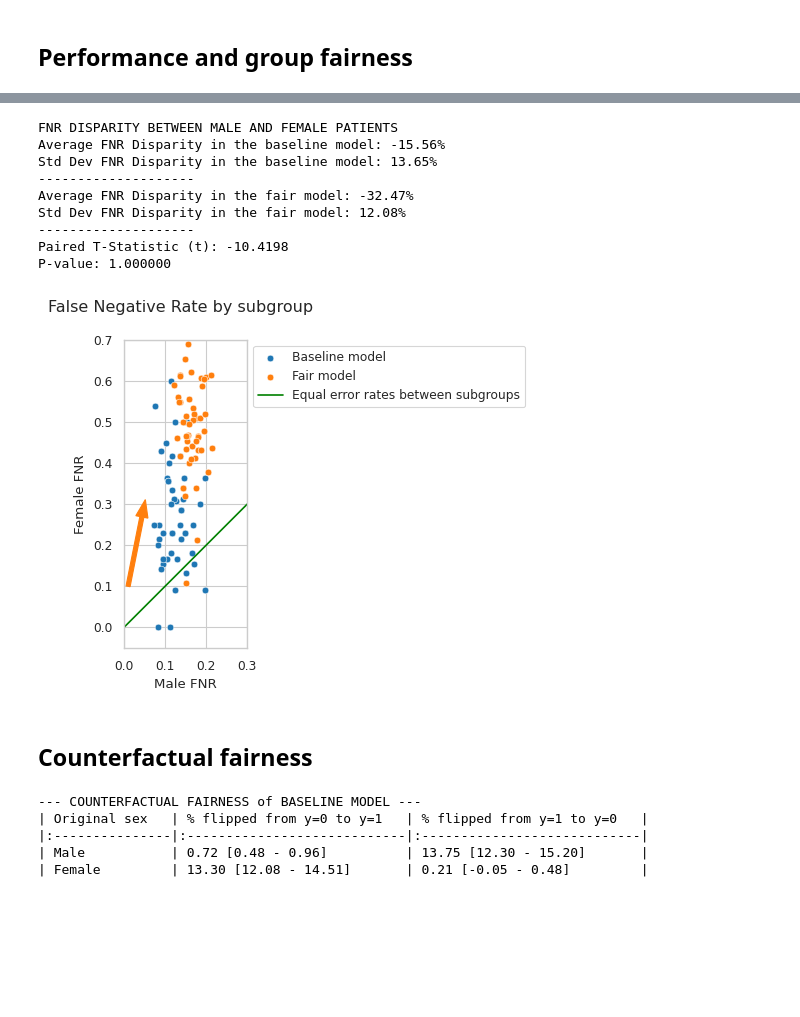
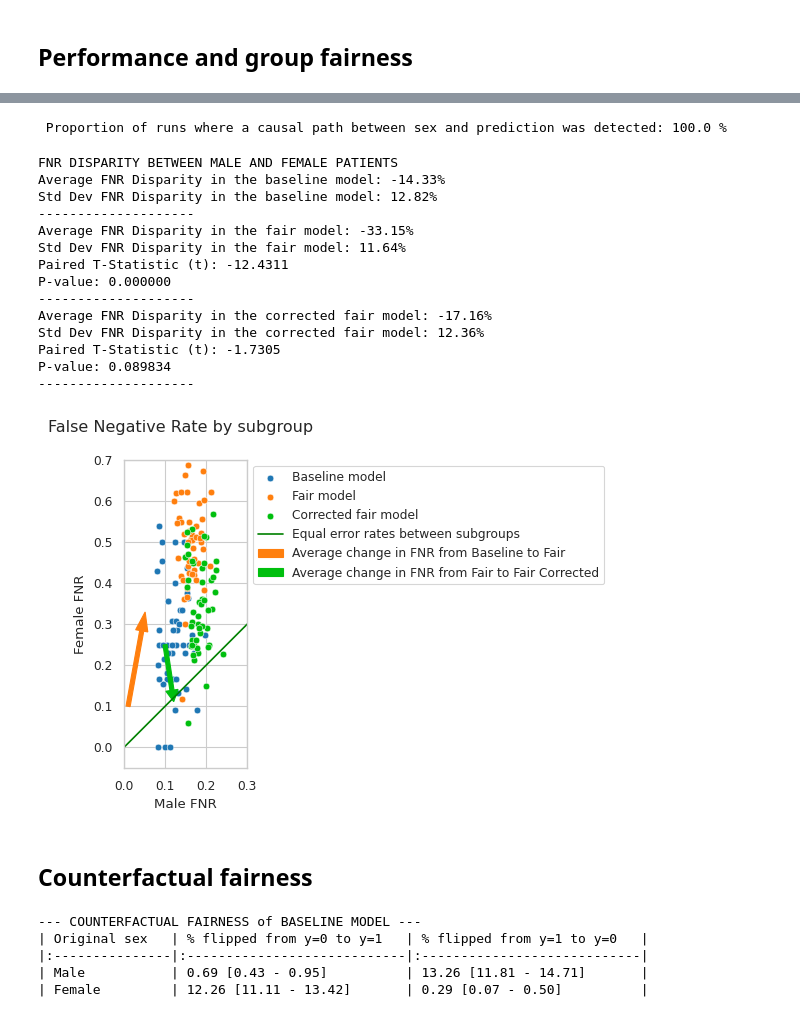
Before and after one commit to LuSyo/Health-ML-Bias-Experiments, a Jupyter notebook: notebooks/025_CAD_results.ipynb, the cells around one changed output, grey strips where cells are left out. Drawn from its saved outputs; the diff is of its cells as text; code cells hidden in the pictures; blank space fills up the shorter version.

Commit message:
Compare baseline, fair and fair corrected perf and fairness

```diff
--- a/notebooks/025_CAD_results.ipynb
+++ b/notebooks/025_CAD_results.ipynb
@@ -77,7 +77,8 @@ def get_95_ci(data):
   interval = t.interval(0.95, n - 1, loc=mean, scale=std_err)
   return interval
 # %%
-perf_metrics = pd.read_csv(f'{PROJECT_ROOT}/results/perf_metrics_50_runs_2026-02-09_incl-sex.csv')
+N_RUNS = 50
+perf_metrics = pd.read_csv(f'{PROJECT_ROOT}/results/perf_metrics_{N_RUNS}_runs_2026-02-10_0957.csv')
 # %% [markdown]
 ## Performance and group fairness
 # %%
@@ -122,8 +138,21 @@ print(perf_summary.to_markdown(index=False, numalign="right"))
+# %%
+# Correction on fair model: how reliably does the model detect
+# a significant direct causal path between sex and the prediction?
+# i.e. Over the total number of runs, how many recorded a P-value for beta2 < 0.05
+causal_detected = perf_metrics['beta2_pvalue'] < 0.05
+runs_with_causal_path = perf_metrics[causal_detected]
+print(f'\n Proportion of runs where a causal path between sex and prediction\
+ was detected: {round(len(runs_with_causal_path)/N_RUNS, 3)*100} %')
+# %% [output]
+ Proportion of runs where a causal path between sex and prediction was detected: 100.0 %
 # %%
 # Statistical significance of the difference in FNR disparity
 fnr_fair_ttest = ttest_rel(perf_metrics['fair_FNR_diff'],
                            perf_metrics['FNR_diff'],
-                           alternative='greater')
+                           alternative='two-sided')
+fnr_correction_ttest = ttest_rel(perf_metrics['fair_corrected_FNR_diff'],
+                           perf_metrics['FNR_diff'],
+                           alternative='two-sided')
 print("FNR DISPARITY BETWEEN MALE AND FEMALE PATIENTS")
 print(f"Average FNR Disparity in the baseline model:\
  {perf_metrics['FNR_diff'].mean()*100:.2f}%")
@@ -134,43 +163,65 @@ print(f"Average FNR Disparity in the fair model:\
  {perf_metrics['fair_FNR_diff'].mean()*100:.2f}%")
 print(f"Std Dev FNR Disparity in the fair model:\
  {perf_metrics['fair_FNR_diff'].std()*100:.2f}%")
-print('-'*20)
 print(f"Paired T-Statistic (t): {fnr_fair_ttest.statistic:.4f}")
 print(f"P-value: {fnr_fair_ttest.pvalue:.6f}")
+print('-'*20)
+print(f"Average FNR Disparity in the corrected fair model:\
+ {perf_metrics['fair_corrected_FNR_diff'].mean()*100:.2f}%")
+print(f"Std Dev FNR Disparity in the corrected fair model:\
+ {perf_metrics['fair_corrected_FNR_diff'].std()*100:.2f}%")
+print(f"Paired T-Statistic (t): {fnr_correction_ttest.statistic:.4f}")
+print(f"P-value: {fnr_correction_ttest.pvalue:.6f}")
+print('-'*20)
 # %% [output]
 FNR DISPARITY BETWEEN MALE AND FEMALE PATIENTS
-Average FNR Disparity in the baseline model: -15.56%
-Std Dev FNR Disparity in the baseline model: 13.65%
+Average FNR Disparity in the baseline model: -14.33%
+Std Dev FNR Disparity in the baseline model: 12.82%
 --------------------
-Average FNR Disparity in the fair model: -32.47%
-Std Dev FNR Disparity in the fair model: 12.08%
+Average FNR Disparity in the fair model: -33.15%
+Std Dev FNR Disparity in the fair model: 11.64%
+Paired T-Statistic (t): -12.4311
+P-value: 0.000000
 --------------------
-Paired T-Statistic (t): -10.4198
-P-value: 1.000000
+Average FNR Disparity in the corrected fair model: -17.16%
+Std Dev FNR Disparity in the corrected fair model: 12.36%
+Paired T-Statistic (t): -1.7305
+P-value: 0.089834
+--------------------
 # %%
 # Visualising difference in FNR disparity between baseline and fair model
 import matplotlib.patches as mpatches
 
 fig, ax = plt.subplots(figsize=(4, 4))
 sns.scatterplot(perf_metrics, x='FNR_m', y='FNR_f', ax=ax, c='#1f77b4')
 sns.scatterplot(perf_metrics, x='fair_FNR_m', y='fair_FNR_f', ax=ax, c='#ff7f0e')
+sns.scatterplot(perf_metrics, x='fair_corrected_FNR_m', y='fair_corrected_FNR_f', ax=ax, c='#00bf0e')
 plt.plot([0,.7],[0,.7],c='g')
 
-vx = (perf_metrics['fair_FNR_m'] - perf_metrics['FNR_m']).sum(axis=0) / perf_metrics.shape[0]
-vy = (perf_metrics['fair_FNR_f'] - perf_metrics['FNR_f']).sum(axis=0) / perf_metrics.shape[0]
-average_diff = mpatches.Arrow(0.01, 0.1, vx, vy, width=0.05, color="#ff7f0e" )
-ax.add_patch(average_diff)
+fair_vx = (perf_metrics['fair_FNR_m'] - perf_metrics['FNR_m']).sum(axis=0) / perf_metrics.shape[0]
+fair_vy = (perf_metrics['fair_FNR_f'] - perf_metrics['FNR_f']).sum(axis=0) / perf_metrics.shape[0]
+fair_average_diff = mpatches.Arrow(0.01, 0.1, fair_vx, fair_vy, width=0.05, color="#ff7f0e" )
+ax.add_patch(fair_average_diff)
+
+corrected_vx = (perf_metrics['fair_corrected_FNR_m'] - perf_metrics['fair_FNR_m']).sum(axis=0) / perf_metrics.shape[0]
+corrected_vy = (perf_metrics['fair_corrected_FNR_f'] - perf_metrics['fair_FNR_f']).sum(axis=0) / perf_metrics.shape[0]
+corrected_average_diff = mpatches.Arrow(0.1, 0.25, corrected_vx, corrected_vy, width=0.05, color="#00bf0e" )
+ax.add_patch(corrected_average_diff)
 
 fig.suptitle('False Negative Rate by subgroup')
 plt.xlabel('Male FNR')
 plt.ylabel('Female FNR')
-plt.legend(labels=['Baseline model', 'Fair model', 'Equal error rates between subgroups'], loc='upper left', bbox_to_anchor=(1, 1))
+plt.legend(labels=['Baseline model', 'Fair model', 'Corrected fair model',
+                   'Equal error rates between subgroups',
+                   'Average change in FNR from Baseline to Fair',
+                   'Average change in FNR from Fair to Fair Corrected'],
+           loc='upper left', bbox_to_anchor=(1, 1))
 ax.set_xlim([0,0.3])
 ax.set_ylim([-.05,0.7])
 ax.set_aspect('equal')
 plt.show()
 # %% [output]
-[figure, old version]
+[figure, new version]
 # %% [markdown]
 ## Counterfactual fairness
 # %%
@@ -194,5 +245,5 @@ print(cf_fairness_summary.to_markdown(index=False, numalign="right"))
 --- COUNTERFACTUAL FAIRNESS of BASELINE MODEL ---
 | Original sex   | % flipped from y=0 to y=1   | % flipped from y=1 to y=0   |
 |:---------------|:----------------------------|:----------------------------|
-| Male           | 0.72 [0.48 - 0.96]          | 13.75 [12.30 - 15.20]       |
-| Female         | 13.30 [12.08 - 14.51]       | 0.21 [-0.05 - 0.48]         |
+| Male           | 0.69 [0.43 - 0.95]          | 13.26 [11.81 - 14.71]       |
+| Female         | 12.26 [11.11 - 13.42]       | 0.29 [0.07 - 0.50]          |
```
Also changed, not shown: parts of 2 cells of this notebook.
